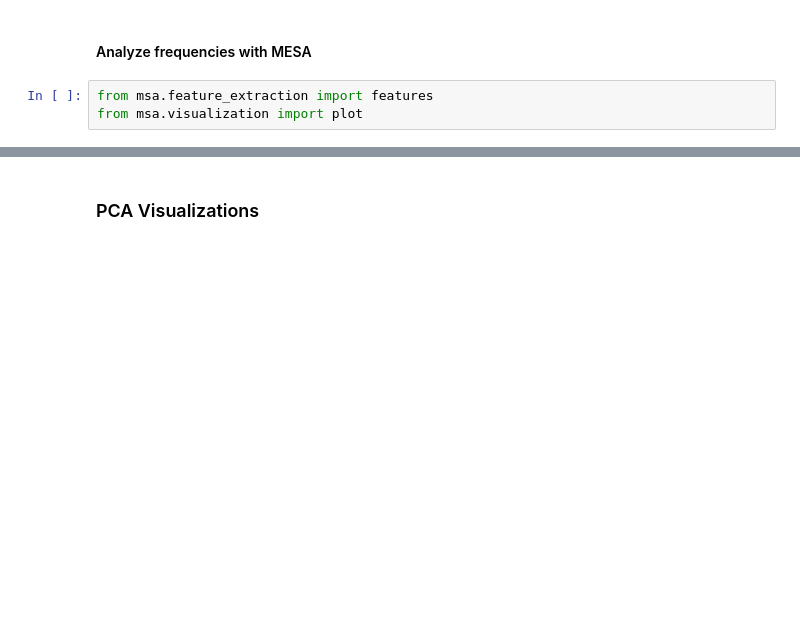
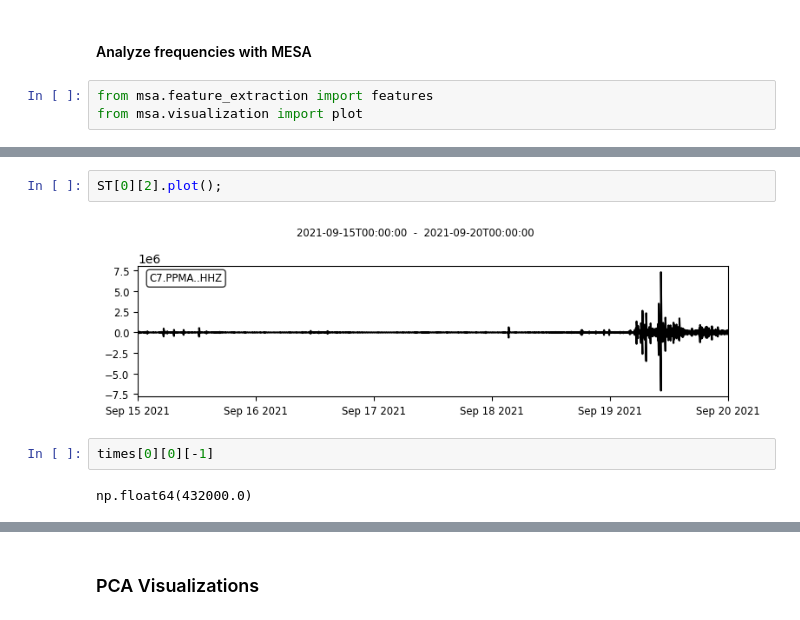
Before and after one commit to CoDaSLab/MSPC-Seismic, a Jupyter notebook: exploration/IGARSS.ipynb, the cells around one changed output, grey strips where cells are left out. Cells and saved outputs as stored; diff of their text form; blank space fills up the shorter version.

```diff
--- a/exploration/IGARSS.ipynb
+++ b/exploration/IGARSS.ipynb
@@ -284,0 +296,8 @@ fig.text(.05, 0.5, "Frequency (Hz)", ha='center', va='center', rotation=90, font
+# %%
+ST[0][2].plot();
+# %% [output]
+[figure, added]
+# %%
+times[0][0][-1]
+# %% [output]
+np.float64(432000.0)
```
Also changed, not shown: parts of 20 cells of this notebook, 6 other files.
